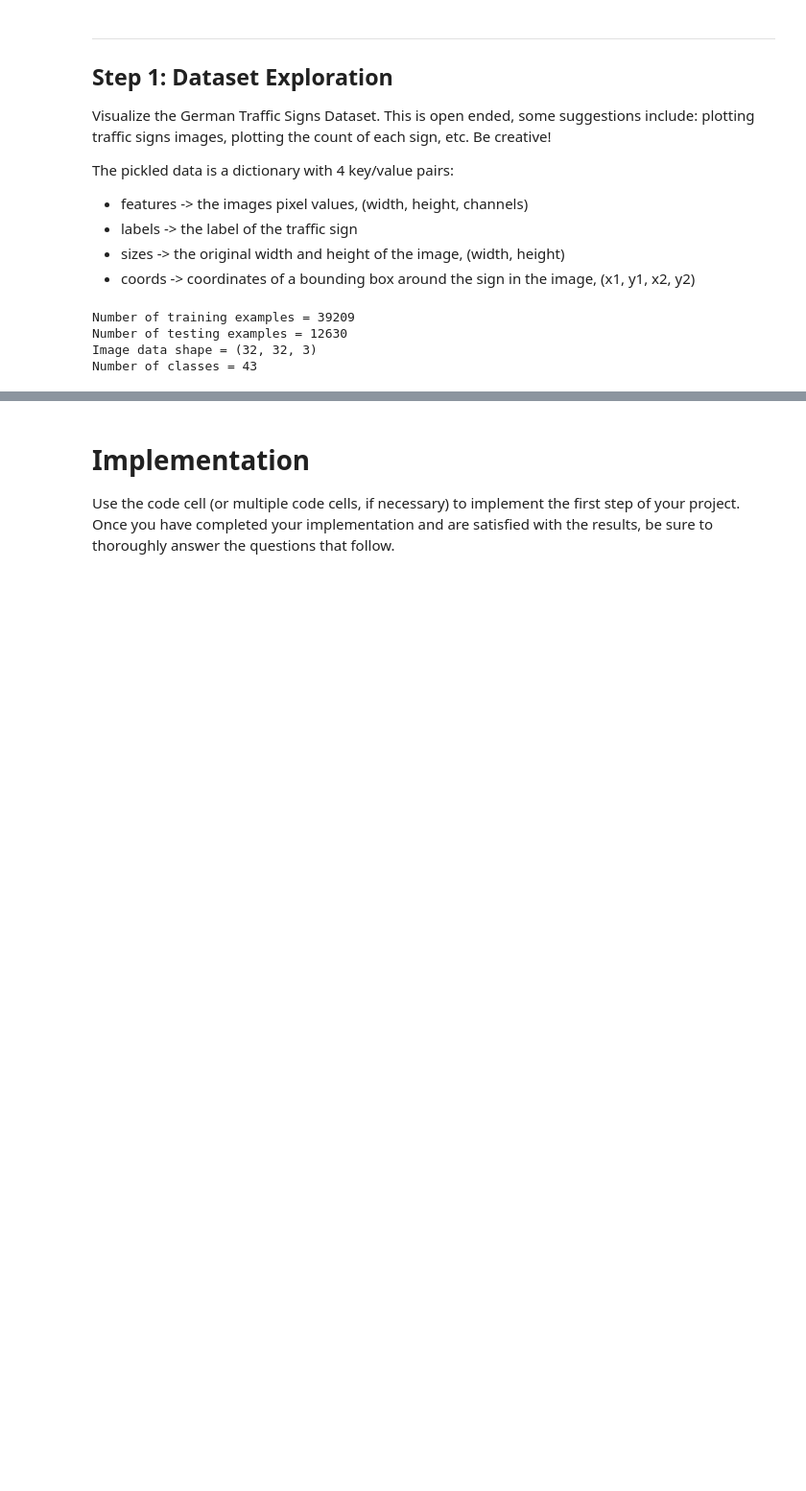
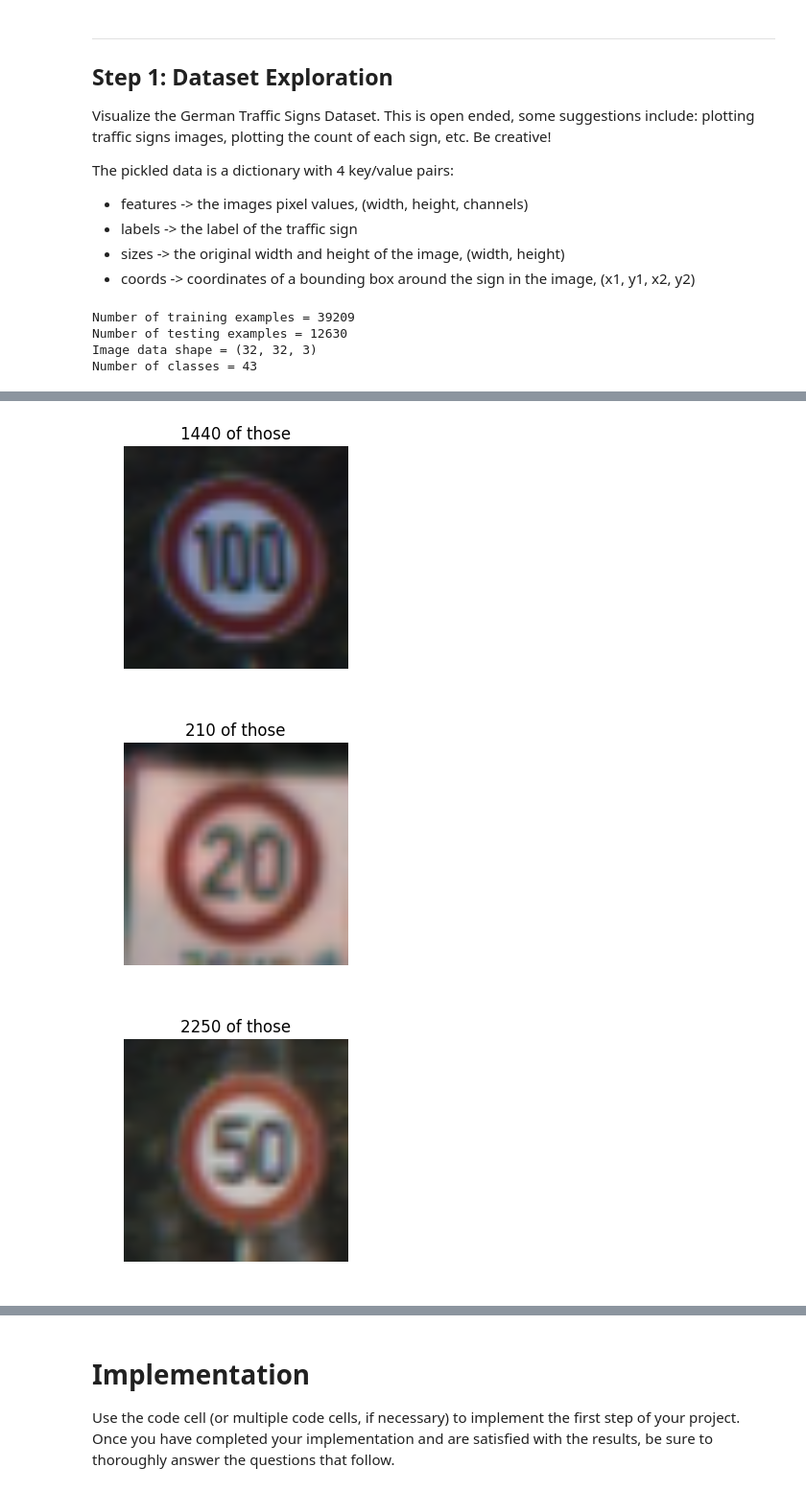
Before and after one commit to philbort/udacity_self_driving_car, a Jupyter notebook: P2_traffic_signs/Traffic_Signs_Recognition.ipynb, the cells around one changed output, grey strips where cells are left out. Shown: that part at 96% size. Cells and saved outputs as stored; diff of their text form; code cells hidden in the pictures; blank space fills up the shorter version.

```diff
--- a/P2_traffic_signs/Traffic_Signs_Recognition.ipynb
+++ b/P2_traffic_signs/Traffic_Signs_Recognition.ipynb
@@ -79,11 +79,18 @@ plt.show();
 # %%
-'''
-for i in range(min(y_train), max(y_train) + 1):
-    img_ind = np.where(y_train == i)[0][0]
+import random
+
+# Choose 5 signs randomly for visualization
+vis_cnt = 5
+sample_classes = random.sample(range(min(y_train), max(y_train) + 1), vis_cnt)
+
+for i in sample_classes:
     cnt = sum(y_train == i)
-    plt.figure(figsize=(2,2))
+    img_ind = random.choice(np.where(y_train == i)[0])
+    plt.figure(figsize=(3,3))
     plt.title(str(cnt) + " of those")
     plt.axis("off")
     plt.imshow(X_train[img_ind]);
-    plt.show()
-'''
+# %% [output]
+[figure, added]
+[figure, added]
+[figure, added]
```
Also changed, not shown: parts of 5 cells of this notebook.
